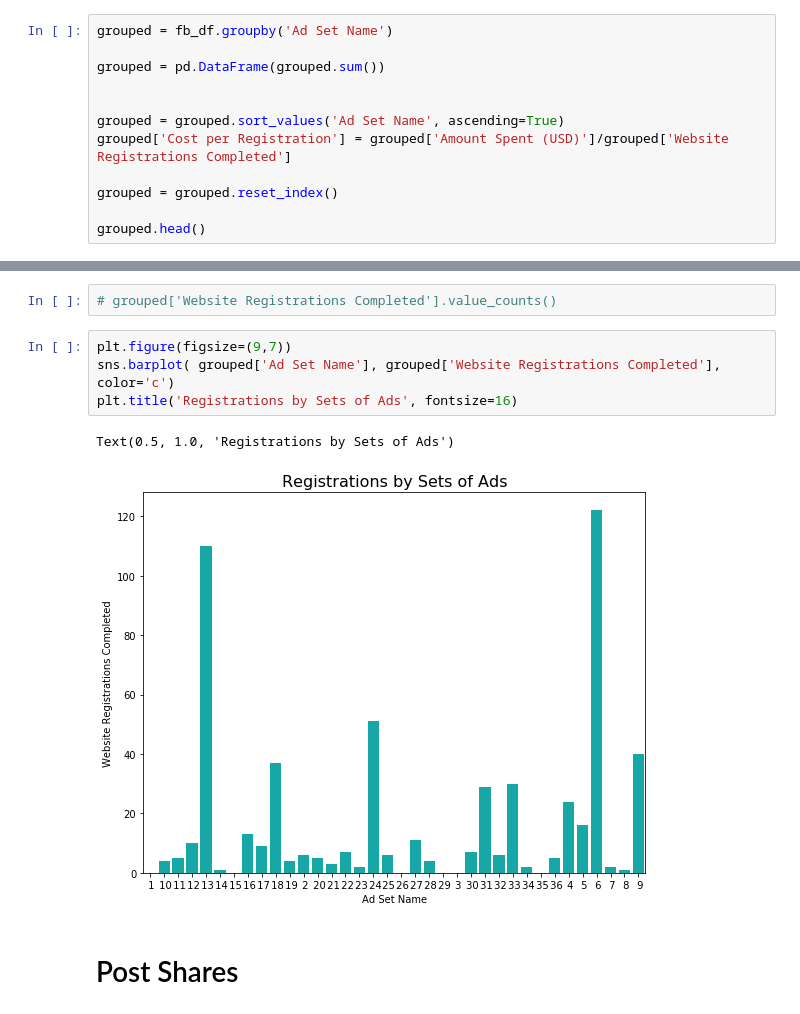
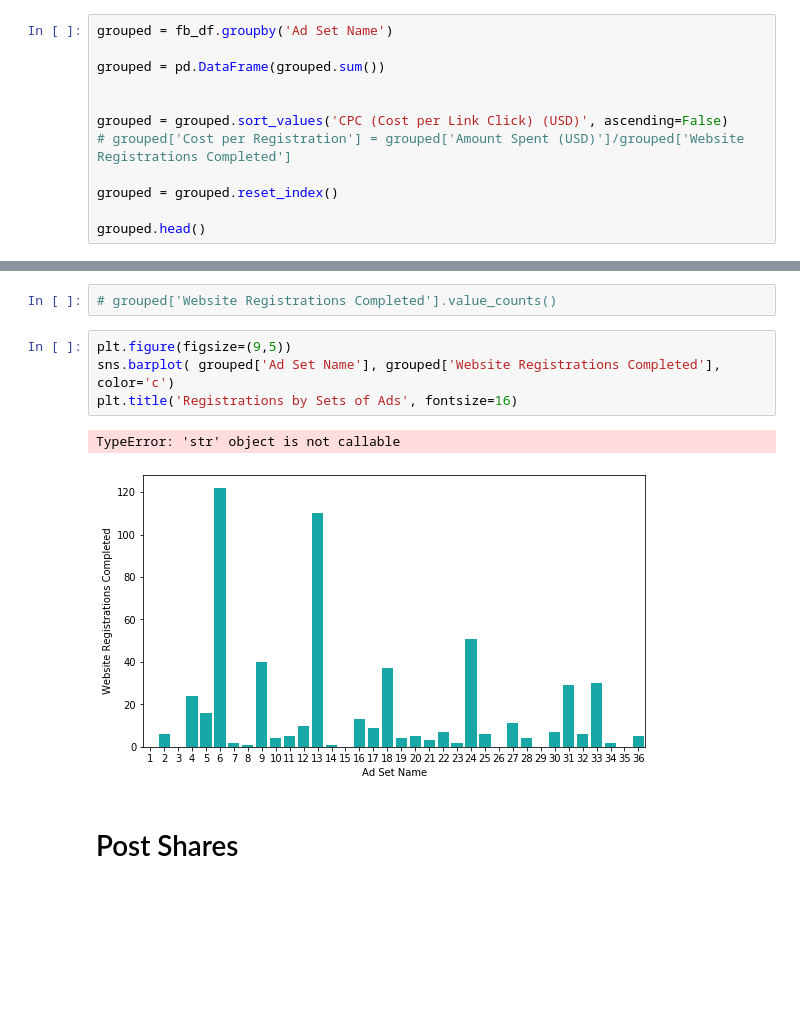
Before and after one commit to Lidetsal/Facebook-Ad-Project, a Jupyter notebook: Untitled.ipynb, the cells around one changed output, grey strips where cells are left out. Saved outputs shown, nothing was run; the diff lists cells and outputs as text; blank space fills up the shorter version.

```diff
--- a/Untitled.ipynb
+++ b/Untitled.ipynb
@@ -66,8 +68,8 @@ grouped = fb_df.groupby('Ad Set Name')
 grouped = pd.DataFrame(grouped.sum())
 
 
-grouped = grouped.sort_values('Ad Set Name', ascending=True)
-grouped['Cost per Registration'] = grouped['Amount Spent (USD)']/grouped['Website Registrations Completed']
+grouped = grouped.sort_values('CPC (Cost per Link Click) (USD)', ascending=False)
+# grouped['Cost per Registration'] = grouped['Amount Spent (USD)']/grouped['Website Registrations Completed']
 
 grouped = grouped.reset_index()
 
@@ -398,12 +422,12 @@ plt.show()
 # %%
 # grouped['Website Registrations Completed'].value_counts()
 # %%
-plt.figure(figsize=(9,7))
+plt.figure(figsize=(9,5))
 sns.barplot( grouped['Ad Set Name'], grouped['Website Registrations Completed'], color='c')
 plt.title('Registrations by Sets of Ads', fontsize=16)
 # %% [output]
-Text(0.5, 1.0, 'Registrations by Sets of Ads')
+TypeError: 'str' object is not callable
-[figure, old version]
+[figure, new version]
 # %% [markdown]
 # Post Shares
 # %%
```
Also changed, not shown: parts of 20 cells of this notebook, 1 other file.
